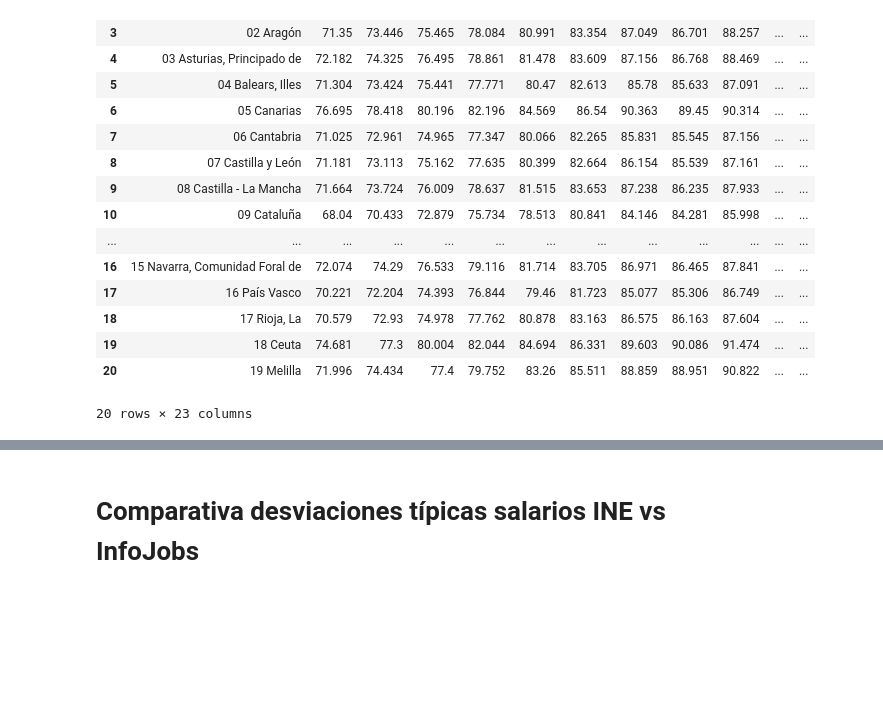
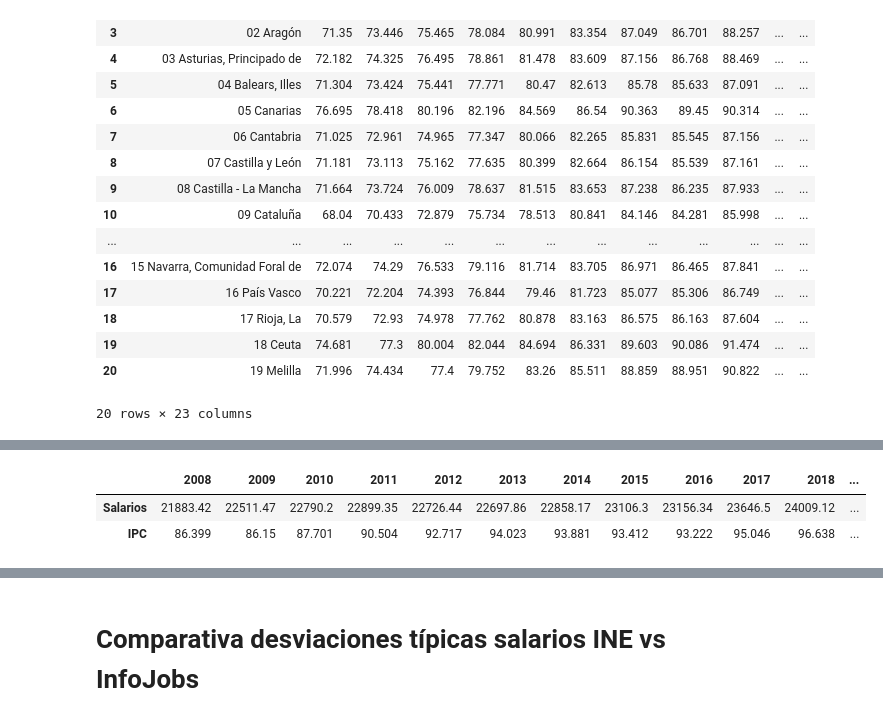
Before and after one commit to adrianbenitezrueda/first-project-data, a Jupyter notebook: main_josemi.ipynb, the cells around one changed output, grey strips where cells are left out. Cells and saved outputs as stored; diff of their text form; code cells hidden in the pictures; blank space fills up the shorter version.

```diff
--- a/main_josemi.ipynb
+++ b/main_josemi.ipynb
@@ -159,0 +194,9 @@ ipc_ccaa_media_anual_2002_2023
+# %%
+df_combinado = pd.concat([df_salario_INE, df_IPC_INE_2008], axis=0)
+df_combinado.rename({0: 'Salarios', 1: 'IPC'}, inplace=True)
+df_combinado = df_combinado.drop(df_combinado.columns[0], axis=1)
+df_combinado
+# %% [output]
+|  | 2008 | 2009 | 2010 | 2011 | 2012 | 2013 | 2014 | 2015 | 2016 | 2017 | 2018 | ... |
+| Salarios | 21883.42 | 22511.47 | 22790.2 | 22899.35 | 22726.44 | 22697.86 | 22858.17 | 23106.3 | 23156.34 | 23646.5 | 24009.12 | ... |
+| IPC | 86.399 | 86.15 | 87.701 | 90.504 | 92.717 | 94.023 | 93.881 | 93.412 | 93.222 | 95.046 | 96.638 | ... |
```
Also changed, not shown: parts of 8 cells of this notebook.
